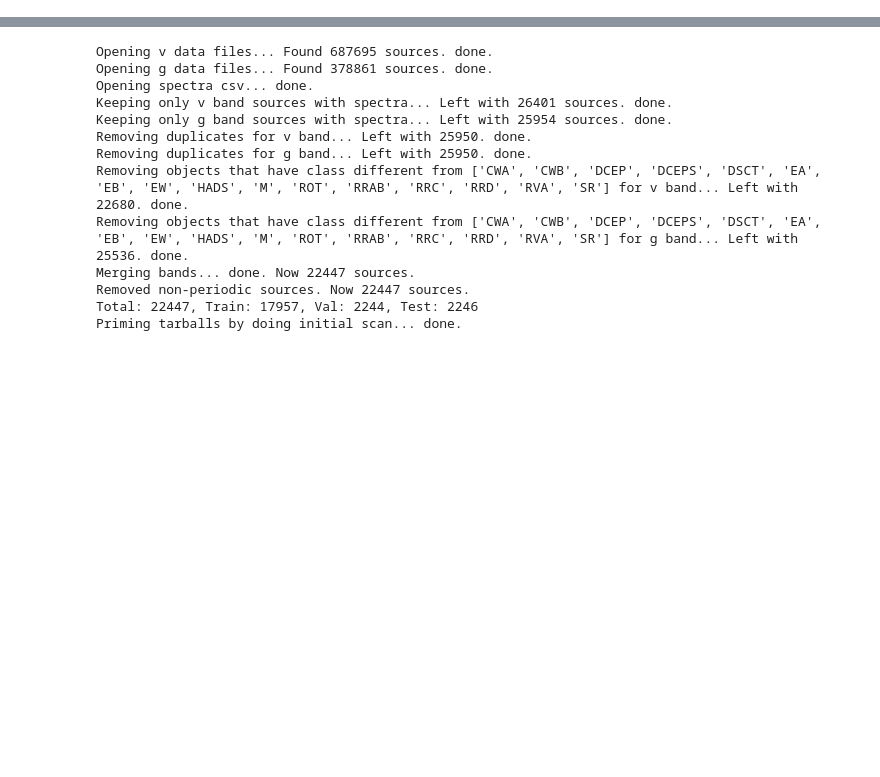
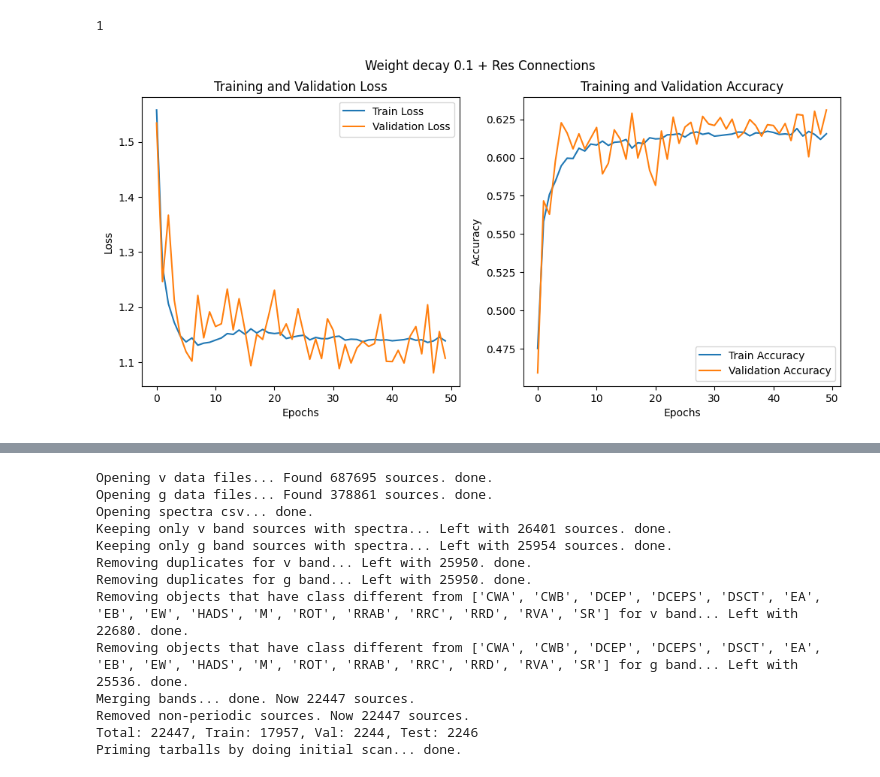
Before and after one commit to MeriDK/AstroM3, a Jupyter notebook: notebooks/006-spectra-eda.ipynb, the cells around one changed output, grey strips where cells are left out. Saved outputs shown, nothing was run; the diff lists cells and outputs as text; code cells hidden in the pictures; blank space fills up the shorter version.

```diff
--- a/notebooks/006-spectra-eda.ipynb
+++ b/notebooks/006-spectra-eda.ipynb
@@ -35,0 +168,4 @@ torch.backends.cudnn.deterministic = True
+# %%
+train_dataset = SpectraVDataset(data_root, lamost_spec_dir, spectra_v_file, split='train')
+val_dataset = SpectraVDataset(data_root, lamost_spec_dir, spectra_v_file, split='val')
+test_dataset = SpectraVDataset(data_root, lamost_spec_dir, spectra_v_file, split='test')
@@ -35,0 +176,3 @@ torch.backends.cudnn.deterministic = True
+# %%
+train_dataloader = DataLoader(train_dataset, batch_size=128, shuffle=True, num_workers=4)
+val_dataloader = DataLoader(val_dataset, batch_size=128, shuffle=False, num_workers=4)
@@ -35,0 +307,17 @@ torch.backends.cudnn.deterministic = True
+# %%
+train_losses, val_losses = [], []
+train_accs, val_accs = [], []
+
+for i in range(50):
+    print(f'Epoch {i}')
+
+    train_loss, train_acc = train_epoch()
+    print(f'Train Loss: {round(train_loss, 3)} Acc: {round(train_acc, 2)}')
+
+    val_loss, val_acc = val_epoch()
+    print(f'Val Loss: {round(val_loss, 3)} Acc: {round(val_acc, 2)}')
+
+    train_losses.append(train_loss)
+    val_losses.append(val_loss)
+    train_accs.append(train_acc)
+    val_accs.append(val_acc)
@@ -35,0 +341,27 @@ torch.backends.cudnn.deterministic = True
+# %%
+1
+# %% [output]
+1
+# %%
+fig, (ax1, ax2) = plt.subplots(1, 2, figsize=(12, 5))
+
+# Plot training and validation losses on the left side
+ax1.plot(train_losses, label='Train Loss')
+ax1.plot(val_losses, label='Validation Loss')
+ax1.set_title('Training and Validation Loss')
+ax1.set_xlabel('Epochs')
+ax1.set_ylabel('Loss')
+ax1.legend()
+
+# Plot training and validation accuracies on the right side
+ax2.plot(train_accs, label='Train Accuracy')
+ax2.plot(val_accs, label='Validation Accuracy')
+ax2.set_title('Training and Validation Accuracy')
+ax2.set_xlabel('Epochs')
+ax2.set_ylabel('Accuracy')
+ax2.legend()
+
+fig.suptitle('Weight decay 0.1 + Res Connections')
+plt.show()
+# %% [output]
+[figure, added]
```
Also changed, not shown: parts of 37 cells of this notebook, 7 other files.
